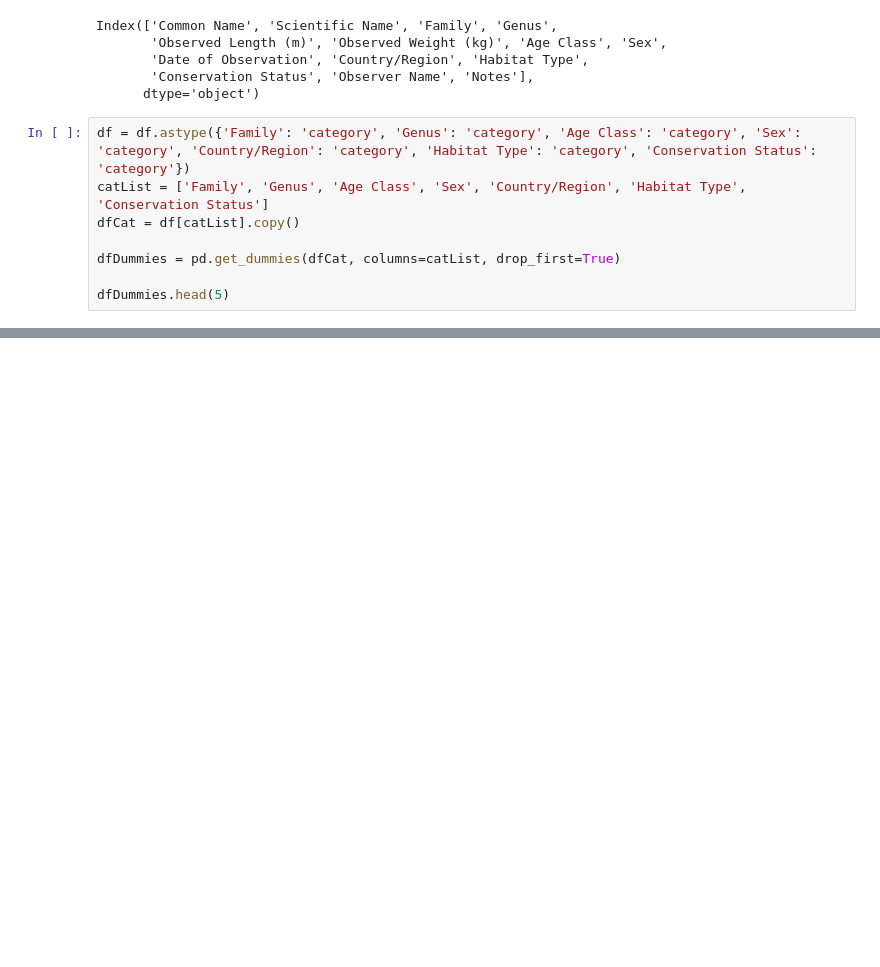
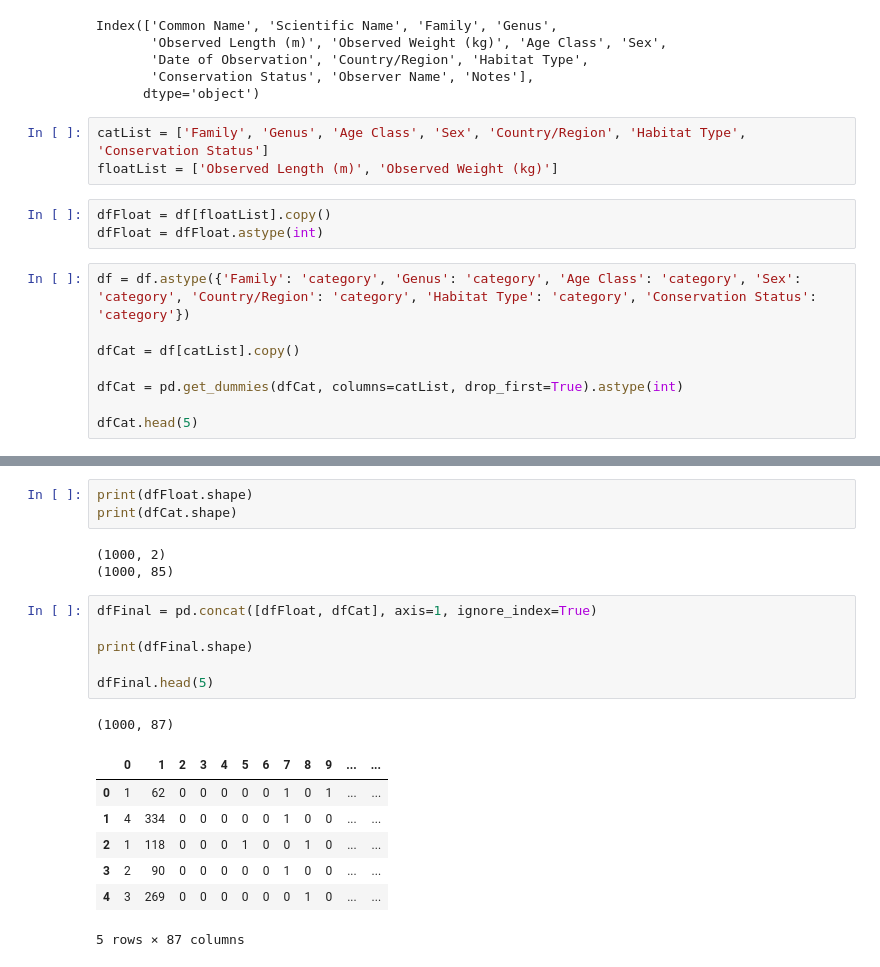
Before and after one commit to ReivaxD/MachineLearningProject, a Jupyter notebook: CrocodileExemple/MLCrocodile.ipynb, the cells around one changed output, grey strips where cells are left out. Cells and saved outputs as stored; diff of their text form; blank space fills up the shorter version.

```diff
--- a/CrocodileExemple/MLCrocodile.ipynb
+++ b/CrocodileExemple/MLCrocodile.ipynb
@@ -57,12 +58,18 @@ Index(['Common Name', 'Scientific Name', 'Family', 'Genus',
        'Date of Observation', 'Country/Region', 'Habitat Type',
        'Conservation Status', 'Observer Name', 'Notes'],
       dtype='object')
+# %%
+catList = ['Family', 'Genus', 'Age Class', 'Sex', 'Country/Region', 'Habitat Type', 'Conservation Status']
+floatList = ['Observed Length (m)', 'Observed Weight (kg)']
+# %%
+dfFloat = df[floatList].copy()
+dfFloat = dfFloat.astype(int)
 # %%
 df = df.astype({'Family': 'category', 'Genus': 'category', 'Age Class': 'category', 'Sex': 'category', 'Country/Region': 'category', 'Habitat Type': 'category', 'Conservation Status': 'category'})
-catList = ['Family', 'Genus', 'Age Class', 'Sex', 'Country/Region', 'Habitat Type', 'Conservation Status']
+
 dfCat = df[catList].copy()
 
-dfDummies = pd.get_dummies(dfCat, columns=catList, drop_first=True)
+dfCat = pd.get_dummies(dfCat, columns=catList, drop_first=True).astype(int)
 
-dfDummies.head(5)
+dfCat.head(5)
 # %% [output]
@@ -69,0 +83,21 @@ KeyError: "None of [Index(['Family', 'Genus', 'Age Class', 'Sex', 'Country/Regio
+# %%
+print(dfFloat.shape)
+print(dfCat.shape)
+# %% [output]
+(1000, 2)
+(1000, 85)
+# %%
+dfFinal = pd.concat([dfFloat, dfCat], axis=1, ignore_index=True)
+
+print(dfFinal.shape)
+
+dfFinal.head(5)
+# %% [output]
+(1000, 87)
+|  | 0 | 1 | 2 | 3 | 4 | 5 | 6 | 7 | 8 | 9 | ... | ... |
+| 0 | 1 | 62 | 0 | 0 | 0 | 0 | 0 | 1 | 0 | 1 | ... | ... |
+| 1 | 4 | 334 | 0 | 0 | 0 | 0 | 0 | 1 | 0 | 0 | ... | ... |
+| 2 | 1 | 118 | 0 | 0 | 0 | 1 | 0 | 0 | 1 | 0 | ... | ... |
+| 3 | 2 | 90 | 0 | 0 | 0 | 0 | 0 | 1 | 0 | 0 | ... | ... |
+| 4 | 3 | 269 | 0 | 0 | 0 | 0 | 0 | 0 | 1 | 0 | ... | ... |
+5 rows × 87 columns
```
Also changed, not shown: parts of 9 cells of this notebook, 1 other file.
